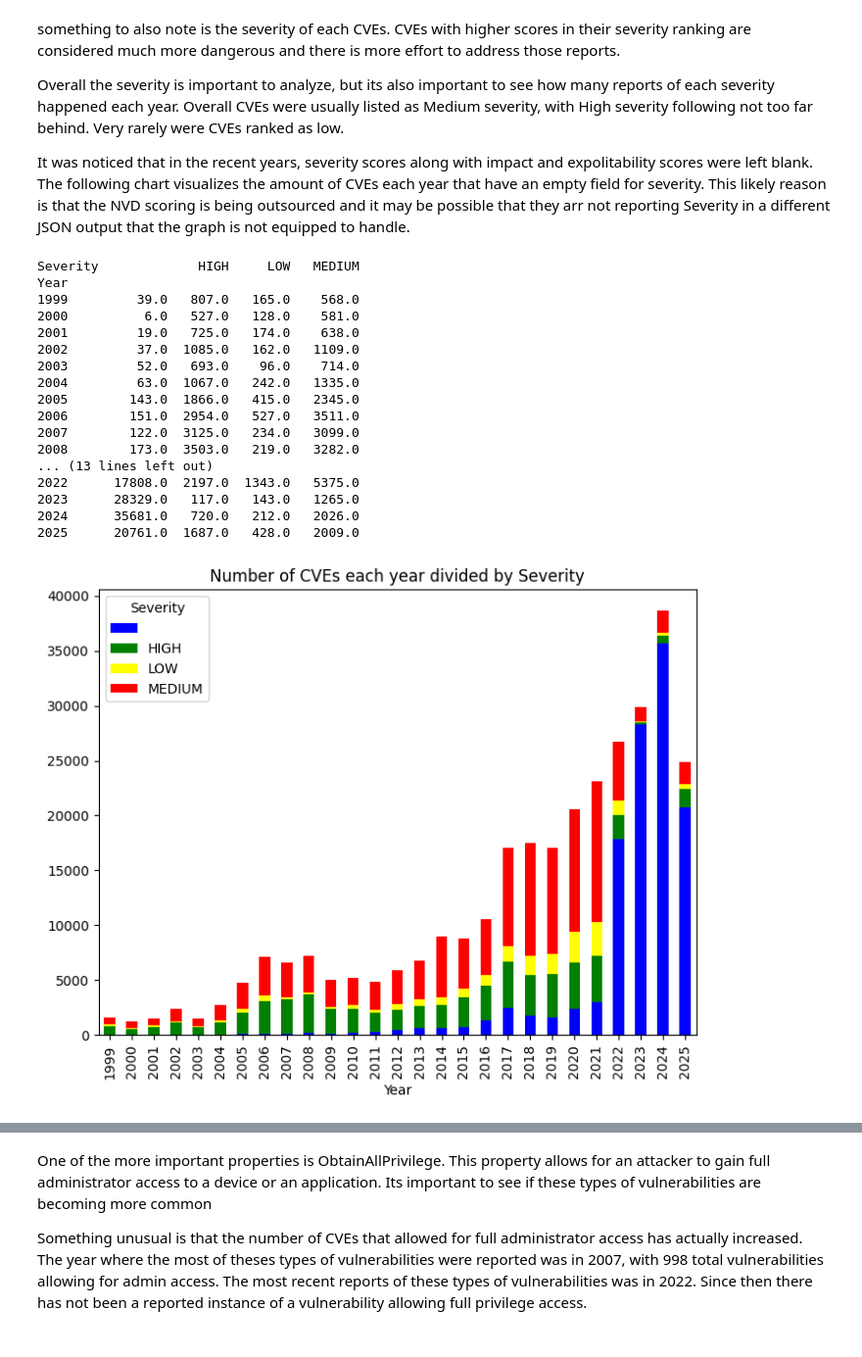
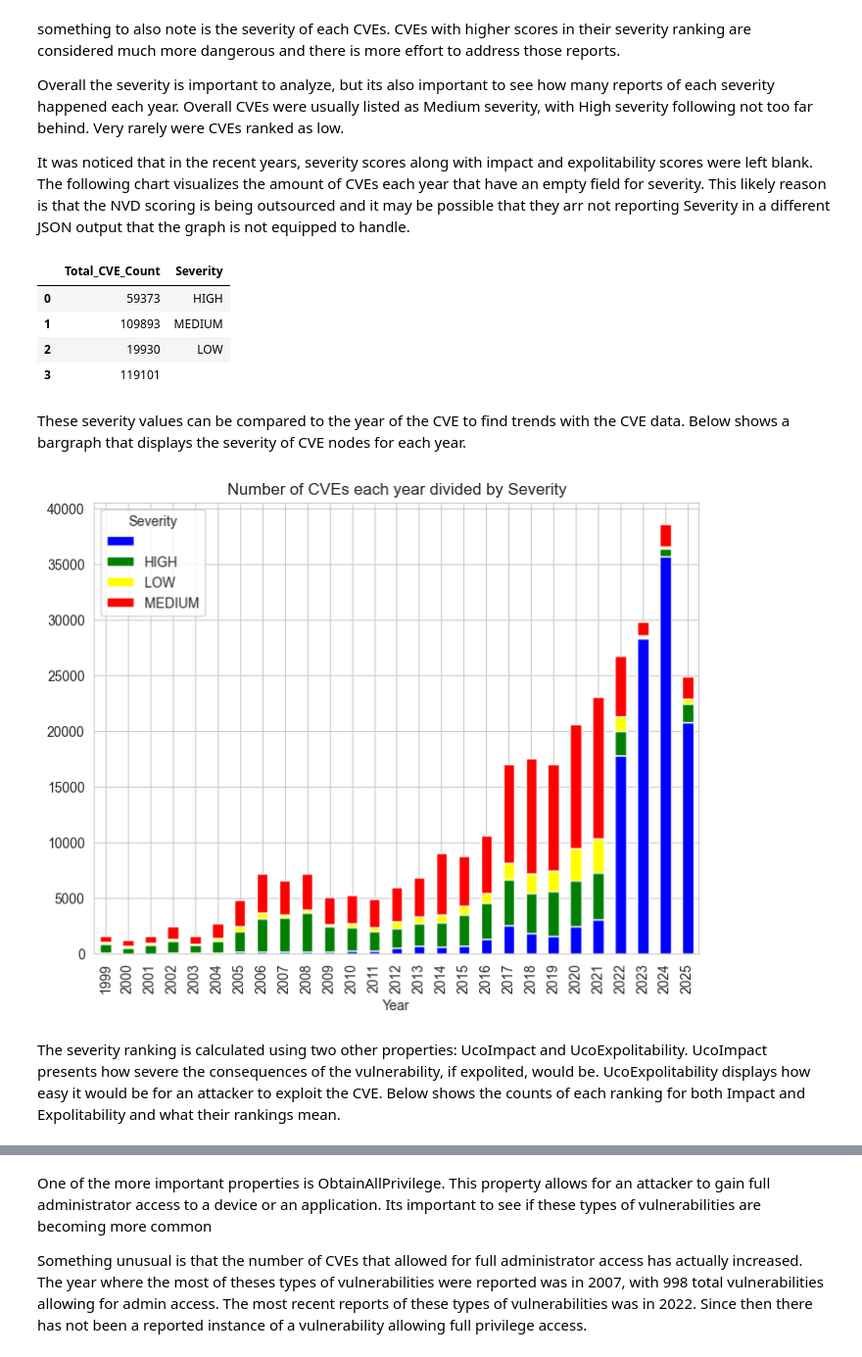
Before and after one commit to edogdu/UCKG, a Jupyter notebook: documents/notebooks/UCKG_Analysis.ipynb, the cells around one changed output, grey strips where cells are left out. Shown at 98% size. Drawn from its saved outputs; the diff is of its cells as text; code cells hidden in the pictures.

```diff
--- a/documents/notebooks/UCKG_Analysis.ipynb
+++ b/documents/notebooks/UCKG_Analysis.ipynb
@@ -70,0 +109,16 @@ def run_query(query, parameters= None):
+# %%
+#finds the total amount of relationships in the graph
+count = """
+    MATCH (n)-[r]->(m)
+    WHERE labels(n)[1] CONTAINS 'Uco' AND labels(m)[1] CONTAINS 'Uco'
+    RETURN labels(n)[1] as Starting_Node, type(r) as Relationship, labels(m)[1] as Related_Node, COUNT(r) as Relationship_Count
+    ORDER BY Relationship_Count DESC
+"""
+
+params = {}
+count = run_query(count, parameters=params)
+
+#creates a datafram to output the results
+df = pd.DataFrame(count)
+
+df
@@ -123,46 +220,51 @@ something to also note is the severity of each CVEs. CVEs with higher scores in
 Overall the severity is important to analyze, but its also important to see how many reports of each severity happened each year. Overall CVEs were usually listed as Medium severity, with High severity following not too far behind. Very rarely were CVEs ranked as low.
 
 It was noticed that in the recent years, severity scores along with impact and expolitability scores were left blank. The following chart visualizes the amount of CVEs each year that have an empty field for severity. This likely reason is that the NVD scoring is being outsourced and it may be possible that they arr not reporting Severity in a different JSON output that the graph is not equipped to handle.
+# %%
+query = """
+    MATCH (n:UcoCVE)
+    RETURN count(DISTINCT n) as Total_CVE_Count, n.ucobaseSeverity as Severity
+"""
+
+params = {}
+count = run_query(query, parameters=params)
+
+#creates a datafram to output the results
+df = pd.DataFrame(count)
+df
+# %% [output]
+|  | Total_CVE_Count | Severity |
+| 0 | 59373 | HIGH |
+| 1 | 109893 | MEDIUM |
+| 2 | 19930 | LOW |
+| 3 | 119101 |  |
+# %% [markdown]
+These severity values can be compared to the year of the CVE to find trends with the CVE data. Below shows a bargraph that displays the severity of CVE nodes for each year.
 # %%
 #makes a more detailed bar graph showing the amount of severity counts each year
 query = """
     MATCH (n:UcoCVE)
     RETURN count(DISTINCT n) as Total_CVE_Count, split(n.label, '-')[1] as Year, n.ucobaseSeverity as Severity
     ORDER BY Year ASC
 """
 
 params = {}
 count = run_query(query, parameters=params)
 
 #creates a datafram to output the results
 df = pd.DataFrame(count)
 df
 
 #pivot the data to prepare to make a stacked bar graph
 pivot = df.pivot_table(index = 'Year', columns = 'Severity', values = 'Total_CVE_Count')
-print(pivot)
+pivot
 
 colors = ['Blue', 'Green', 'Yellow', 'Red']
 
 ax = pivot.plot(kind='bar', stacked=True,color=colors, figsize=(8, 6))
 ax.set_title('Number of CVEs each year divided by Severity')
 plt.show()
 # %% [output]
-Severity             HIGH     LOW   MEDIUM
-Year
-1999         39.0   807.0   165.0    568.0
-2000          6.0   527.0   128.0    581.0
-2001         19.0   725.0   174.0    638.0
-2002         37.0  1085.0   162.0   1109.0
-2003         52.0   693.0    96.0    714.0
-2004         63.0  1067.0   242.0   1335.0
-2005        143.0  1866.0   415.0   2345.0
-2006        151.0  2954.0   527.0   3511.0
-2007        122.0  3125.0   234.0   3099.0
-2008        173.0  3503.0   219.0   3282.0
-... (13 lines left out)
-2022      17808.0  2197.0  1343.0   5375.0
-2023      28329.0   117.0   143.0   1265.0
-2024      35681.0   720.0   212.0   2026.0
-2025      20761.0  1687.0   428.0   2009.0
-[figure, old version]
+[figure, new version]
+# %% [markdown]
+The severity ranking is calculated using two other properties: UcoImpact and UcoExpolitability. UcoImpact presents how severe the consequences of the vulnerability, if expolited, would be. UcoExpolitability displays how easy it would be for an attacker to exploit the CVE. Below shows the counts of each ranking for both Impact and Expolitability and what their rankings mean.
```
Also changed, not shown: parts of 71 cells of this notebook.
